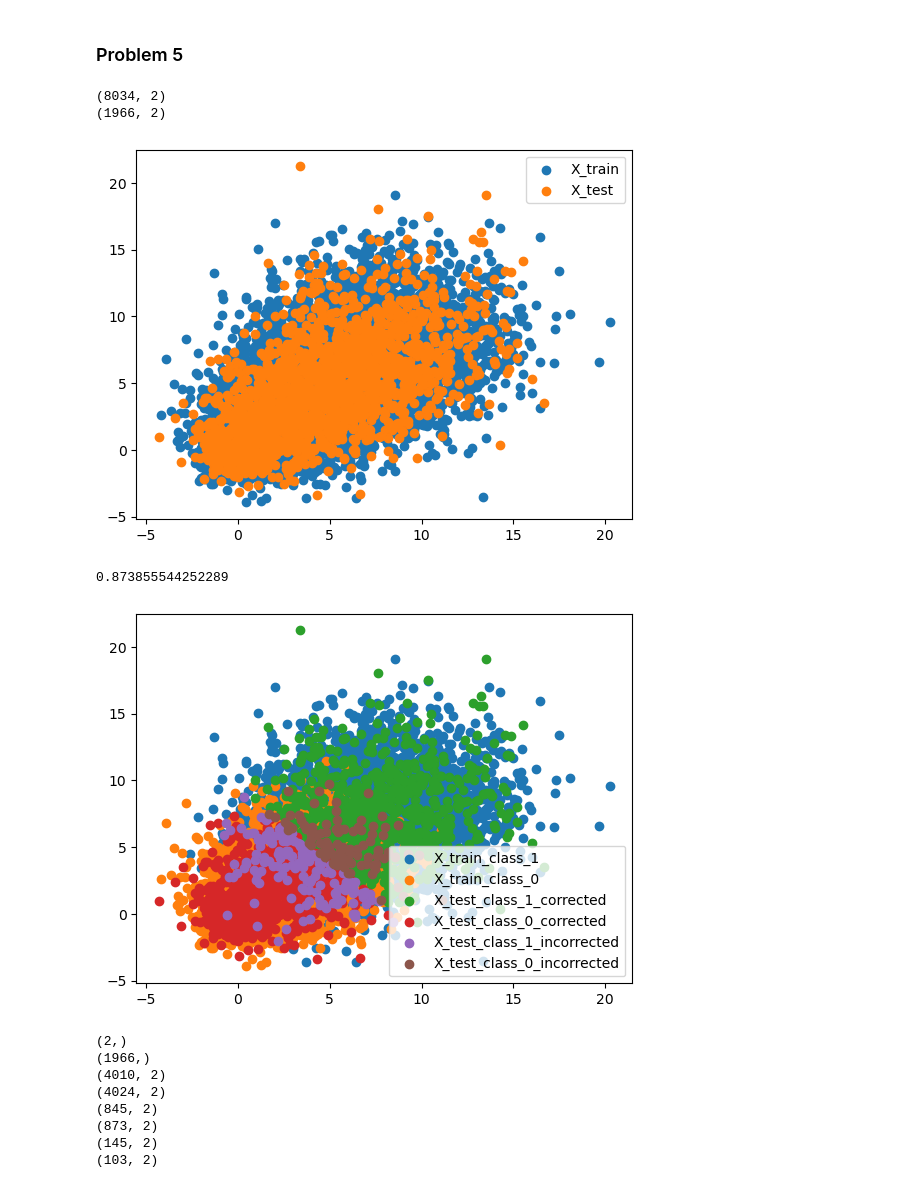
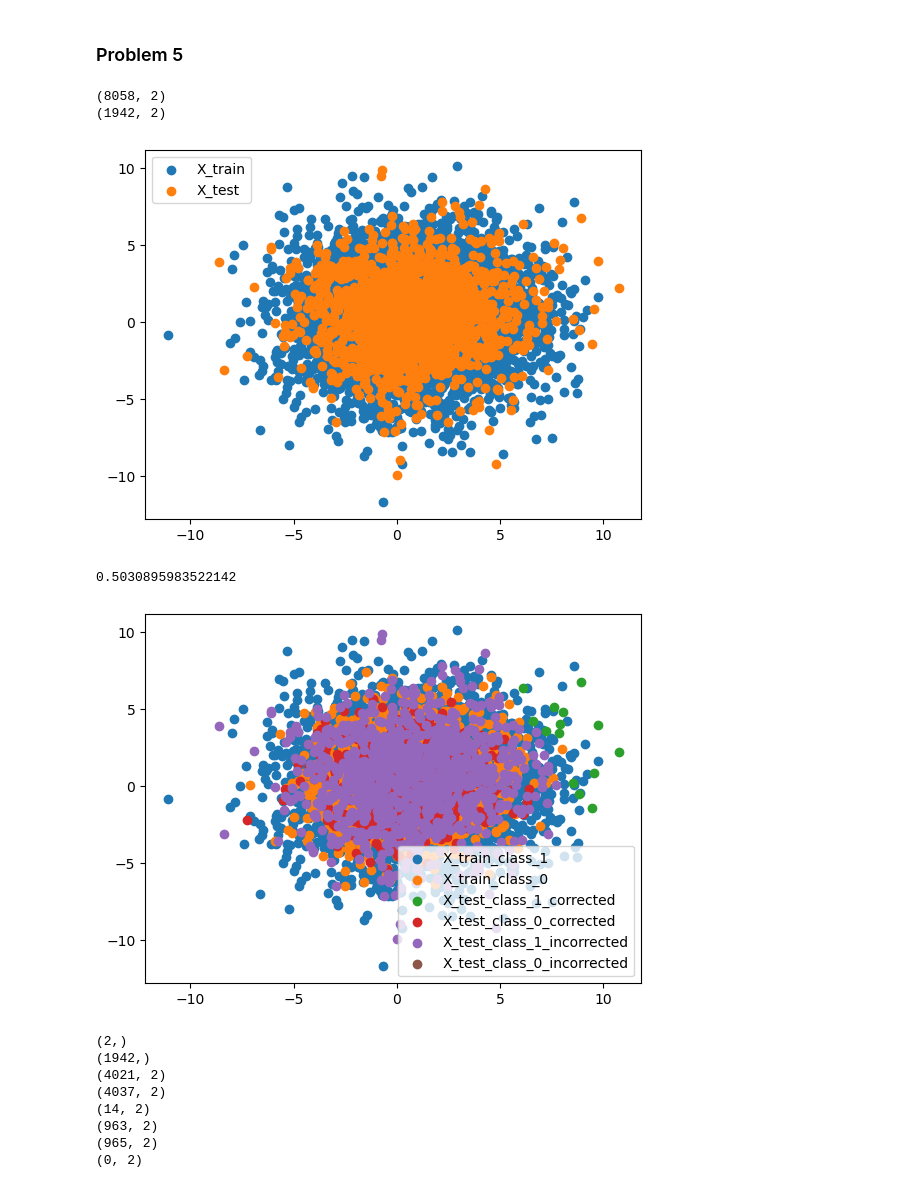
Before and after one commit to vohuynhquangnguyen/portfolio.codes-and-bytes, a Jupyter notebook: okstate/CS-5078-Machine-Learning/assignments/CS-5078-assignment-01.ipynb, the cells around one changed output. Saved outputs shown, nothing was run; the diff lists cells and outputs as text; code cells hidden in the pictures.

```diff
--- a/okstate/CS-5078-Machine-Learning/assignments/CS-5078-assignment-01.ipynb
+++ b/okstate/CS-5078-Machine-Learning/assignments/CS-5078-assignment-01.ipynb
@@ -274,7 +275,10 @@ print(X_test_class_0_incorrected.shape)
 ##
 # Create 10 different overlapping Gaussian distributions:
 #
-means = [[0, 0], [1, 1], [2, 2], [3, 3], [4, 4], [5, 5], [6, 6], [7, 7], [8, 8], [9, 9]]
+seed = 28
+np.random.seed(28)
+
+means = [[x1, x2] for x1, x2 in zip(np.random.rand(10), np.random.rand(10))]
 covs = [[[i + 1, 0], [0, i + 1]] for i in range(10)]
 X = [np.random.multivariate_normal(mean, cov, 1000) for mean, cov in zip(means, covs)]
 
@@ -284,36 +288,36 @@ X = [np.random.multivariate_normal(mean, cov, 1000) for mean, cov in zip(means,
 X = np.vstack(X)
 
 ##
 # Create Y:
 #
 Y = np.zeros(10000)
 Y[5000:] = 1
 
 ##
 # Partition X and Y into training and test sets:
 #
 cutoff = 0.8
 mask = np.random.rand(X.shape[0]) < cutoff
 X_train = X[mask]
 X_test = X[np.logical_not(mask)]
 
 Y_train = Y[mask]
 Y_test = Y[np.logical_not(mask)]
 
 ##
 # Sanity check:
 #
 print(X_train.shape)
 print(X_test.shape)
 fig, axs = plt.subplots()
 axs.scatter(x = X_train[ : , 0], y = X_train[ : , 1], label = 'X_train')
 axs.scatter(x = X_test[ : , 0], y = X_test[ : , 1], label = 'X_test')
 axs.legend()
 plt.show()
 # %% [output]
-(8034, 2)
-(1966, 2)
+(8058, 2)
+(1942, 2)
-[figure, old version]
+[figure, new version]
 # %%
 ##
 # Perform linear classification:
@@ -370,16 +374,16 @@ print(X_test_class_0_corrected.shape)
 print(X_test_class_1_incorrected.shape)
 print(X_test_class_0_incorrected.shape)
 # %% [output]
-0.873855544252289
+0.5030895983522142
-[figure, old version]
+[figure, new version]
 (2,)
-(1966,)
-(4010, 2)
-(4024, 2)
-(845, 2)
-(873, 2)
-(145, 2)
-(103, 2)
+(1942,)
+(4021, 2)
+(4037, 2)
+(14, 2)
+(963, 2)
+(965, 2)
+(0, 2)
 # %%
 ##
 # Perform kDTree's classification:
```
Also changed, not shown: parts of 2 cells of this notebook.
